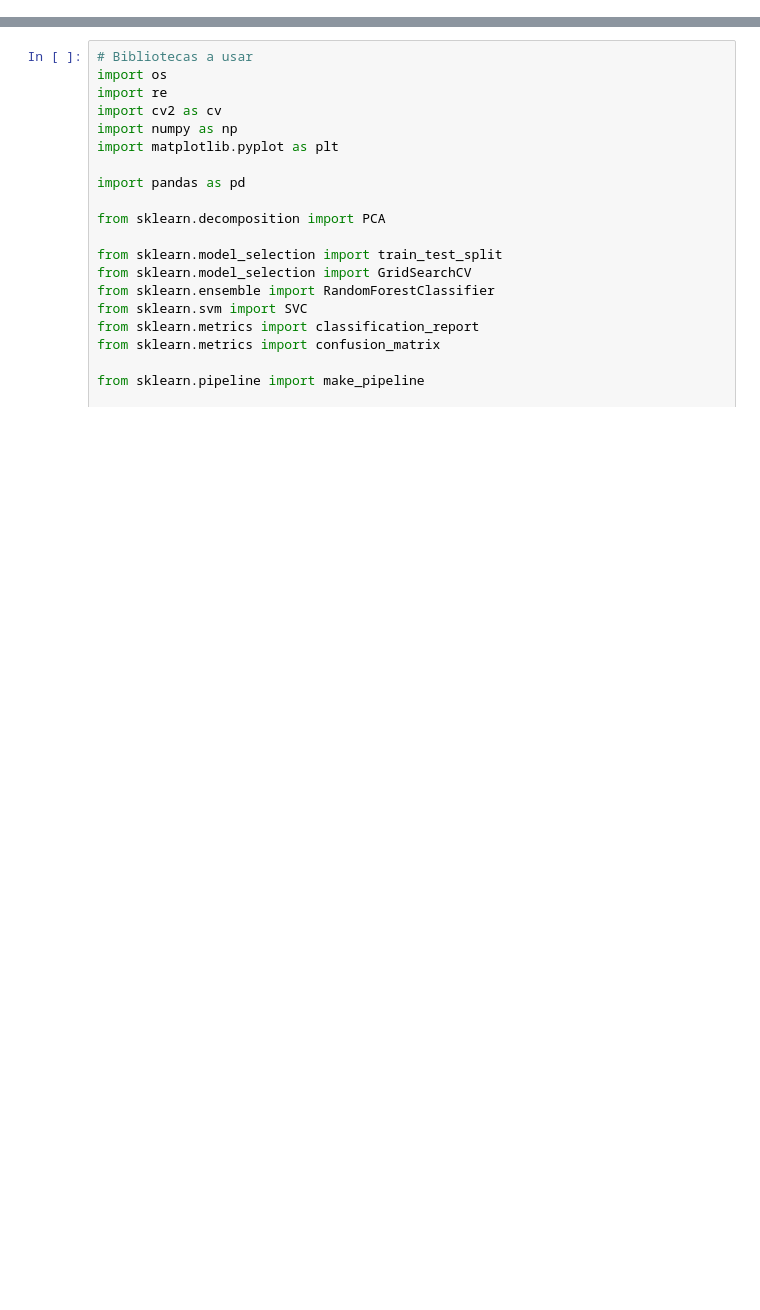
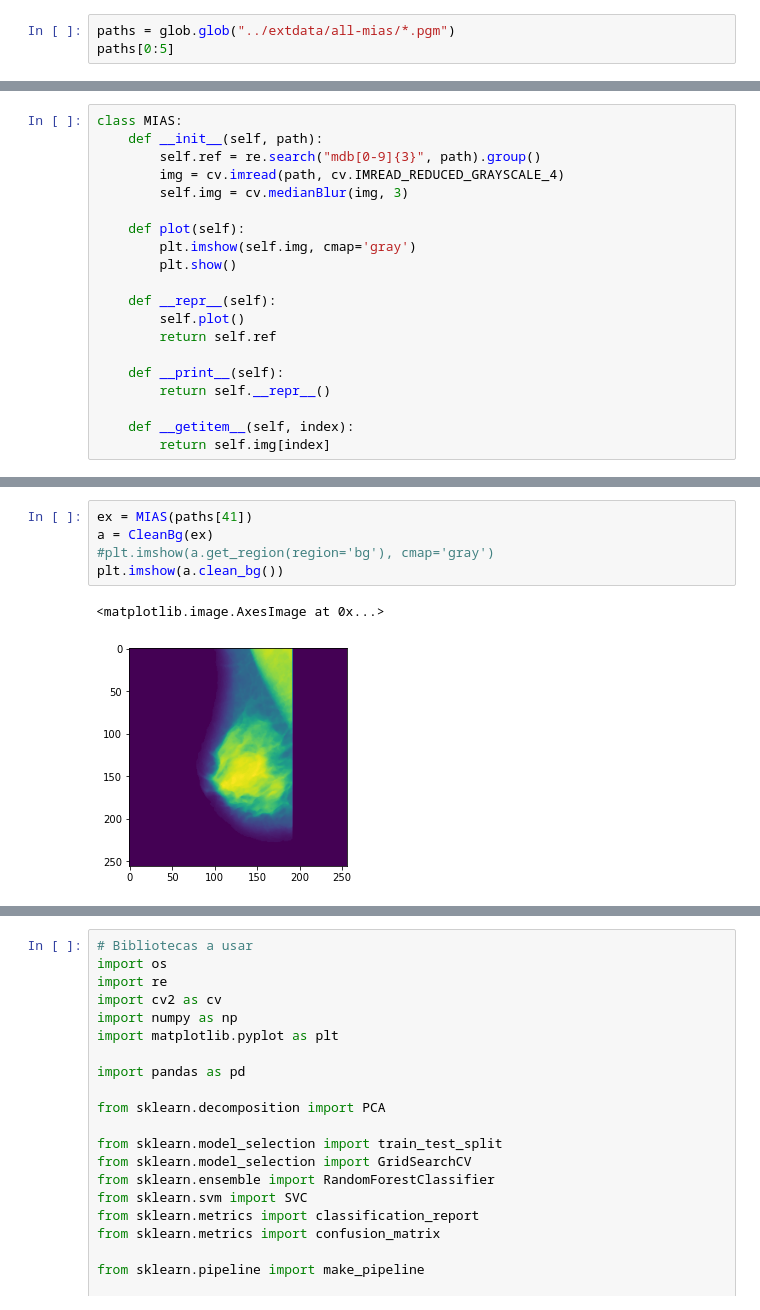
Before and after one commit to data-and-code/trabajo_con_imagenes, a Jupyter notebook: data-raw/just_code.ipynb, the cells around one changed output, grey strips where cells are left out. Saved outputs shown, nothing was run; the diff lists cells and outputs as text; blank space fills up the shorter version.

Commit message:
Clean code in just_code

```diff
--- a/data-raw/just_code.ipynb
+++ b/data-raw/just_code.ipynb
@@ -0,0 +9,3 @@
+# %%
+paths = glob.glob("../extdata/all-mias/*.pgm")
+paths[0:5]
@@ -0,0 +18,20 @@
+# %%
+class MIAS:
+    def __init__(self, path):
+        self.ref = re.search("mdb[0-9]{3}", path).group()
+        img = cv.imread(path, cv.IMREAD_REDUCED_GRAYSCALE_4)
+        self.img = cv.medianBlur(img, 3)
+
+    def plot(self):
+        plt.imshow(self.img, cmap='gray')
+        plt.show()
+
+    def __repr__(self):
+        self.plot()
+        return self.ref
+
+    def __print__(self):
+        return self.__repr__()
+
+    def __getitem__(self, index):
+        return self.img[index]
@@ -0,0 +105,8 @@
+# %%
+ex = MIAS(paths[41])
+a = CleanBg(ex)
+#plt.imshow(a.get_region(region='bg'), cmap='gray')
+plt.imshow(a.clean_bg())
+# %% [output]
+<matplotlib.image.AxesImage at 0x...>
+[figure, added]
```
Also changed, not shown: parts of 27 cells of this notebook.
